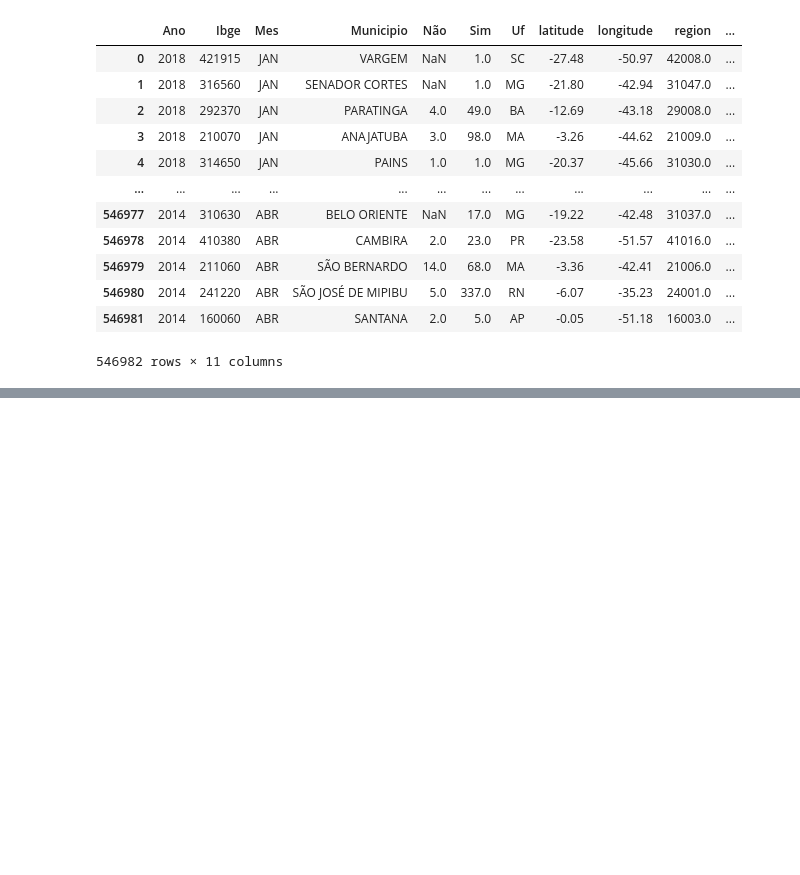
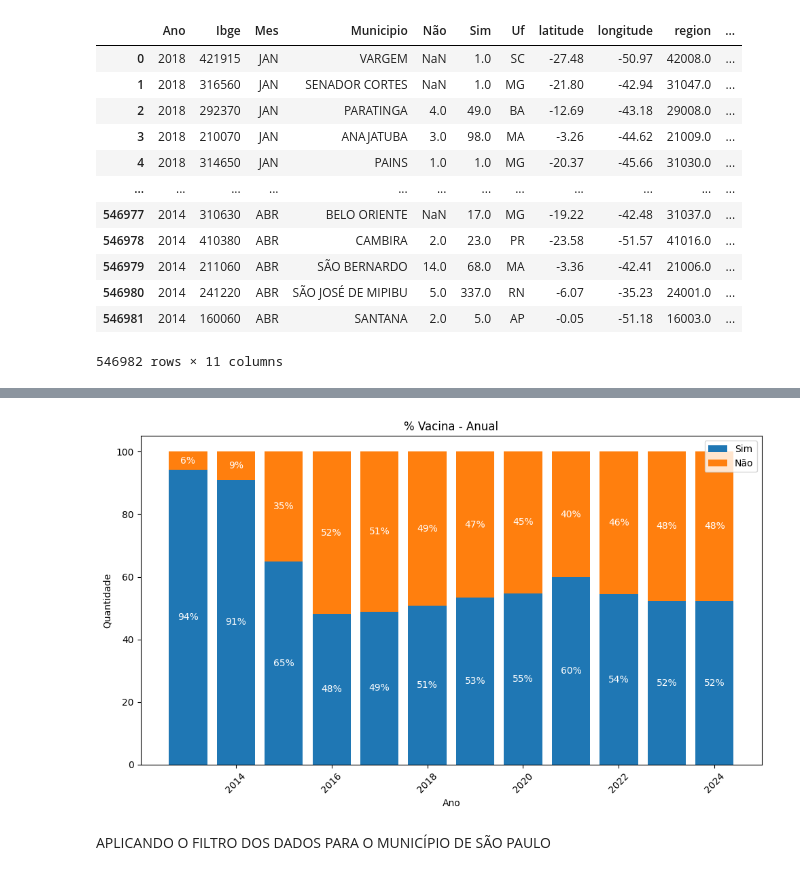
Before and after one commit to ecosustain/Info-APS, a Jupyter notebook: analises/vacinas/analise_vacinas.ipynb, the cells around one changed output, grey strips where cells are left out. Saved outputs shown, nothing was run; the diff lists cells and outputs as text; code cells hidden in the pictures; blank space fills up the shorter version.

```diff
--- a/analises/vacinas/analise_vacinas.ipynb
+++ b/analises/vacinas/analise_vacinas.ipynb
@@ -87,0 +119,28 @@ plt.show()
+# %%
+# Configurando o gráfico de barras empilhadas
+fig, ax = plt.subplots(figsize=(10, 6))
+
+# Plotando os valores de 'Sim' e 'Não' empilhados
+ax.bar(result_ano['Ano'], result_ano['Sim_%'], label='Sim')
+ax.bar(result_ano['Ano'], result_ano['Não_%'], bottom=result_ano['Sim_%'], label='Não')
+
+# Adicionando as porcentagens dentro das barras
+for i in range(len(result_ano)):
+    ax.text(result_ano['Ano'][i], result_ano['Sim_%'][i] / 2, f"{result_ano['Sim_%'][i]:.0f}%",
+            ha='center', va='center', color='white', fontsize=10)
+    ax.text(result_ano['Ano'][i], result_ano['Sim_%'][i] + result_ano['Não_%'][i] / 2, f"{result_ano['Não_%'][i]:.0f}%",
+            ha='center', va='center', color='white', fontsize=10)
+
+# Customizações do gráfico
+ax.set_xlabel('Ano')
+ax.set_ylabel('Quantidade')
+ax.set_title('% Vacina - Anual')
+ax.legend()
+
+plt.xticks(rotation=45)
+plt.tight_layout()
+plt.show()
+# %% [output]
+[figure, added]
+# %% [markdown]
+APLICANDO O FILTRO DOS DADOS PARA O MUNICÍPIO DE SÃO PAULO
```
Also changed, not shown: parts of 7 cells of this notebook.
